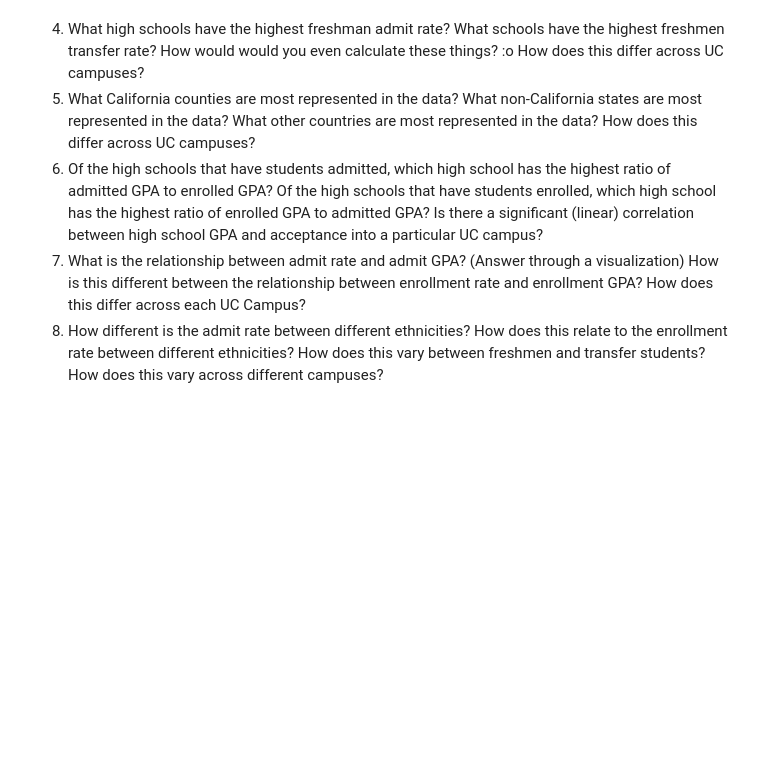
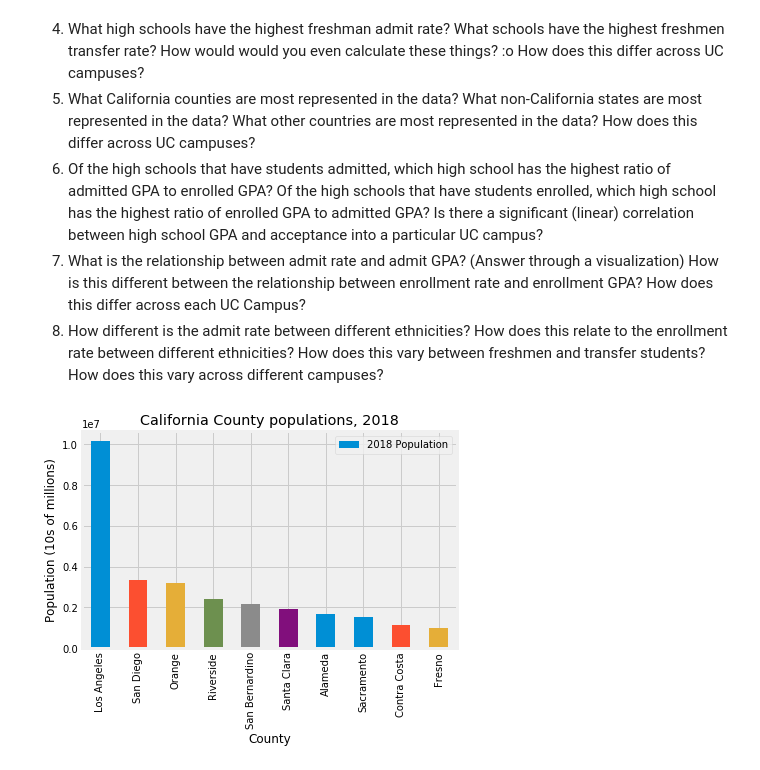
Before and after one commit to ChudiNnorukam/calAdmissions, a Jupyter notebook: notebooks/manan_initial_analysis.ipynb, the cells around one changed output. Cells and saved outputs as stored; diff of their text form; code cells hidden in the pictures; blank space fills up the shorter version.

```diff
--- a/notebooks/manan_initial_analysis.ipynb
+++ b/notebooks/manan_initial_analysis.ipynb
@@ -4,5 +4,7 @@ import numpy as np
 import pandas as pd
 import matplotlib as mpl
 import matplotlib.pyplot as plt
+plt.style.use('fivethirtyeight')
+import seaborn as sns
 %matplotlib inline
 # %%
@@ -49,3 +51,15 @@ Name: Fall Term, Length: 333312, dtype: int64
 6. Of the high schools that have students admitted, which high school has the highest ratio of admitted GPA to enrolled GPA? Of the high schools that have students enrolled, which high school has the highest ratio of enrolled GPA to admitted GPA? Is there a significant (linear) correlation between high school GPA and acceptance into a particular UC campus?
 7. What is the relationship between admit rate and admit GPA? (Answer through a visualization) How is this different between the relationship between enrollment rate and enrollment GPA? How does this differ across each UC Campus?
 8. How different is the admit rate between different ethnicities? How does this relate to the enrollment rate between different ethnicities? How does this vary between freshmen and transfer students? How does this vary across different campuses?
+# %%
+counties = pd.read_csv('../data/counties.csv').sort_values('2018 Population', ascending=False)
+# %%
+counties['Name'] = counties['Name'].str.slice(stop=-7)
+# %%
+counties[:10].plot.bar(x="Name", y="2018 Population")
+plt.ylabel("Population (10s of millions)")
+plt.xlabel("County")
+plt.title('California County populations, 2018')
+plt.savefig('../images/county_populations.png', bbox_inches='tight', dpi=200)
+# %% [output]
+[figure, added]
```
Also changed, not shown: parts of 36 cells of this notebook, 6 other files.
